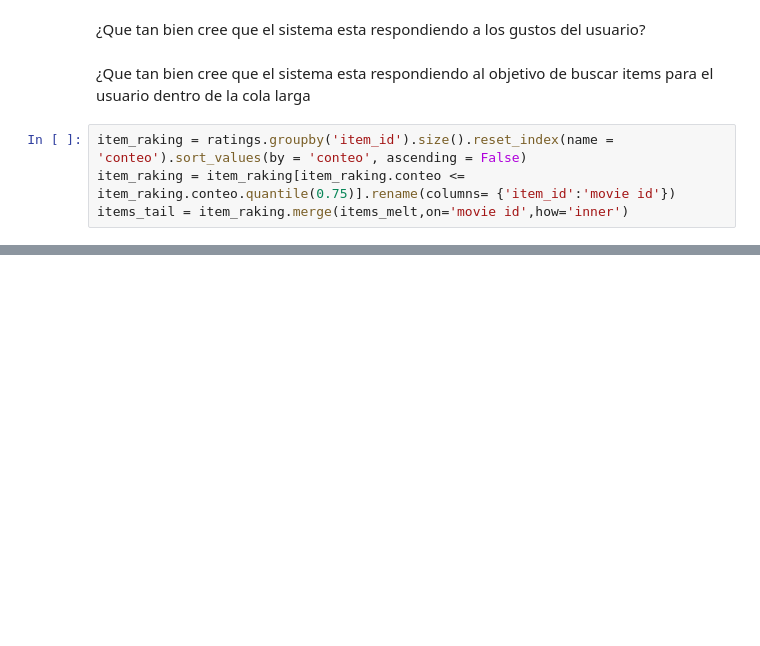
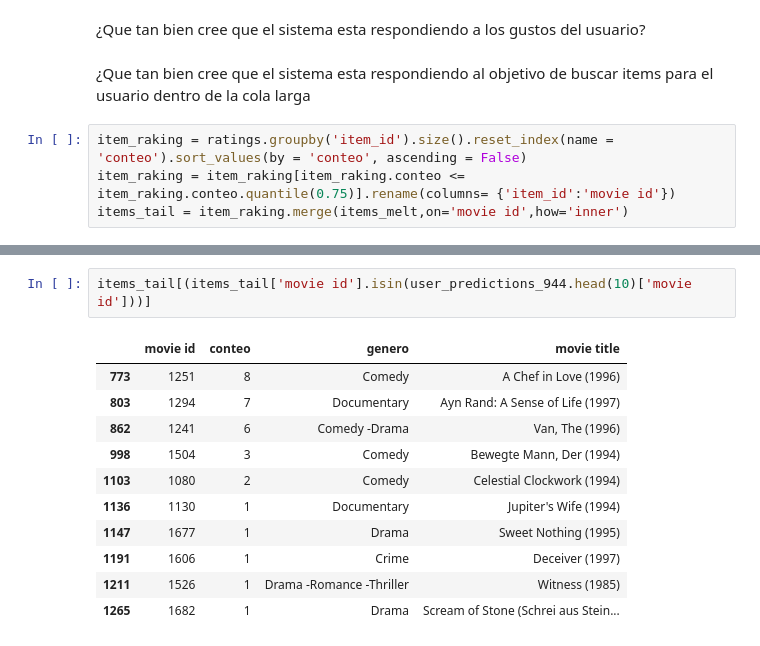
Before and after one commit to CristianMorenoMo/sistemas_recomendacion, a Jupyter notebook: taller_1.ipynb, the cells around one changed output, grey strips where cells are left out. Drawn from its saved outputs; the diff is of its cells as text; blank space fills up the shorter version.

Commit message:
update users

```diff
--- a/taller_1.ipynb
+++ b/taller_1.ipynb
@@ -530,0 +528,14 @@ user_predictions_945.merge(items_melt,on='movie id',how='inner')
+# %%
+items_tail[(items_tail['movie id'].isin(user_predictions_944.head(10)['movie id']))]
+# %% [output]
+|  | movie id | conteo | genero | movie title |
+| 773 | 1251 | 8 | Comedy | A Chef in Love (1996) |
+| 803 | 1294 | 7 | Documentary | Ayn Rand: A Sense of Life (1997) |
+| 862 | 1241 | 6 | Comedy -Drama | Van, The (1996) |
+| 998 | 1504 | 3 | Comedy | Bewegte Mann, Der (1994) |
+| 1103 | 1080 | 2 | Comedy | Celestial Clockwork (1994) |
+| 1136 | 1130 | 1 | Documentary | Jupiter's Wife (1994) |
+| 1147 | 1677 | 1 | Drama | Sweet Nothing (1995) |
+| 1191 | 1606 | 1 | Crime | Deceiver (1997) |
+| 1211 | 1526 | 1 | Drama -Romance -Thriller | Witness (1985) |
+| 1265 | 1682 | 1 | Drama | Scream of Stone (Schrei aus Stein... |
```
Also changed, not shown: parts of 4 cells of this notebook.
